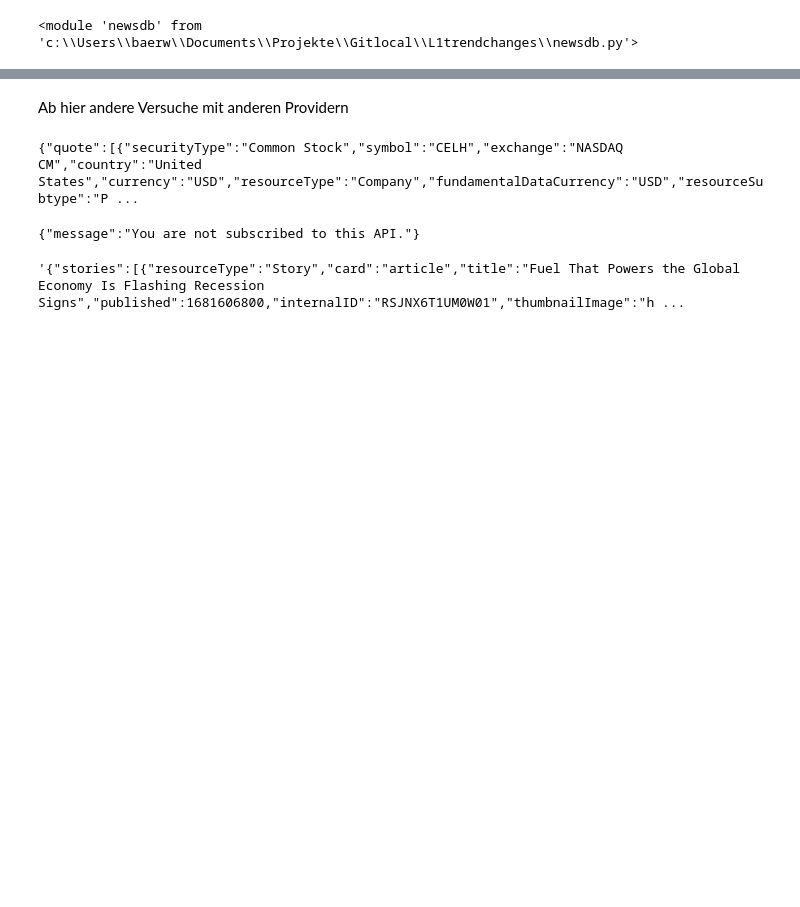
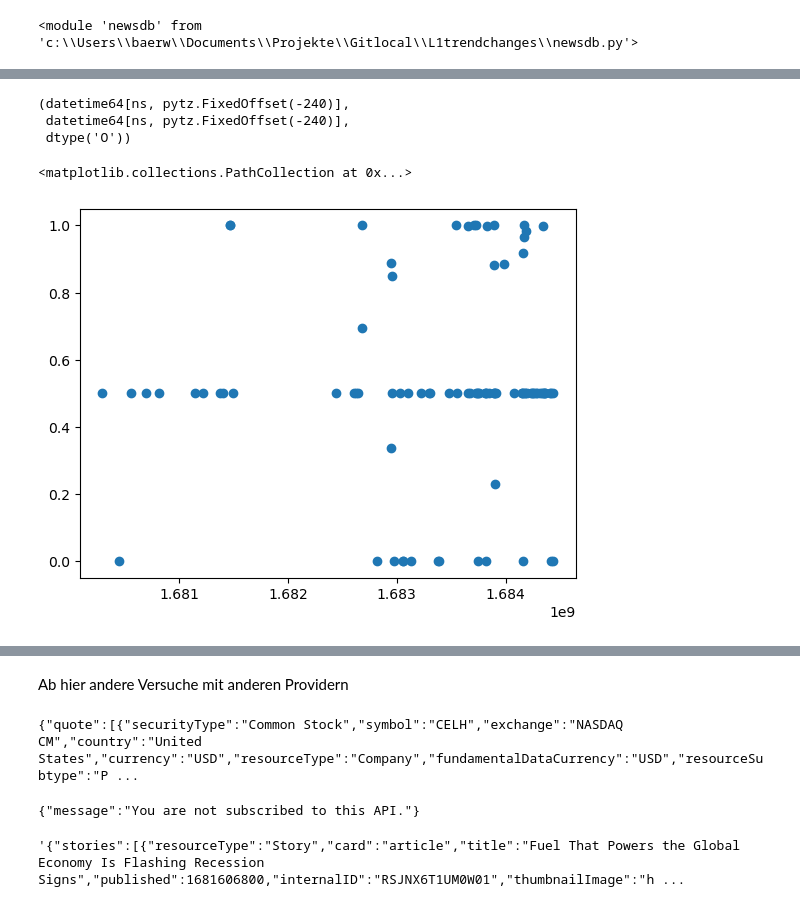
Before and after one commit to baerwind/L1trendchanges, a Jupyter notebook: newslist_topHoldings.ipynb, the cells around one changed output, grey strips where cells are left out. Drawn from its saved outputs; the diff is of its cells as text; code cells hidden in the pictures; blank space fills up the shorter version.

```diff
--- a/newslist_topHoldings.ipynb
+++ b/newslist_topHoldings.ipynb
@@ -82,0 +210,33 @@ conn.close()
+# %%
+dttimes = pd.to_datetime(scatterdf[scatterdf['yahoo_symbol'] == 'ACWI']['attributes.publishOn']).dropna()
+dttimes1 = pd.to_datetime(scatterdf[scatterdf['yahoo_symbol'] == 'URTH']['attributes.publishOn']).dropna()
+dttimes2 = pd.to_datetime(scatterdf['attributes.publishOn'].dropna().sort_values())
+# %%
+dttimes.dtypes, dttimes1.dtypes, dttimes2.dtypes
+#dttimes1[0:10].map(pd.Timestamp.timestamp)
+# %% [output]
+(datetime64[ns, pytz.FixedOffset(-240)],
+ datetime64[ns, pytz.FixedOffset(-240)],
+ dtype('O'))
+# %%
+yahoo_symbol_scatterdf['dttimes'] = dttimes.map(pd.Timestamp.timestamp)
+# %%
+# Define a function to summarize the label
+def summarize_label(row):
+    if row['label'] == 'Negative':
+        return abs(row['score'] -1)
+    elif row['label'] == 'Neutral':
+        return 0.5
+    else:
+        return row['score']
+# %%
+# Apply the function to create a new column
+yahoo_symbol_scatterdf['summary'] = yahoo_symbol_scatterdf.apply(lambda row: summarize_label(row), axis=1)
+# %%
+import matplotlib.pyplot as plt
+import time
+
+plt.scatter(yahoo_symbol_scatterdf['dttimes'], yahoo_symbol_scatterdf['summary'])
+# %% [output]
+<matplotlib.collections.PathCollection at 0x...>
+[figure, added]
```
Also changed, not shown: parts of 27 cells of this notebook, 2 other files.
